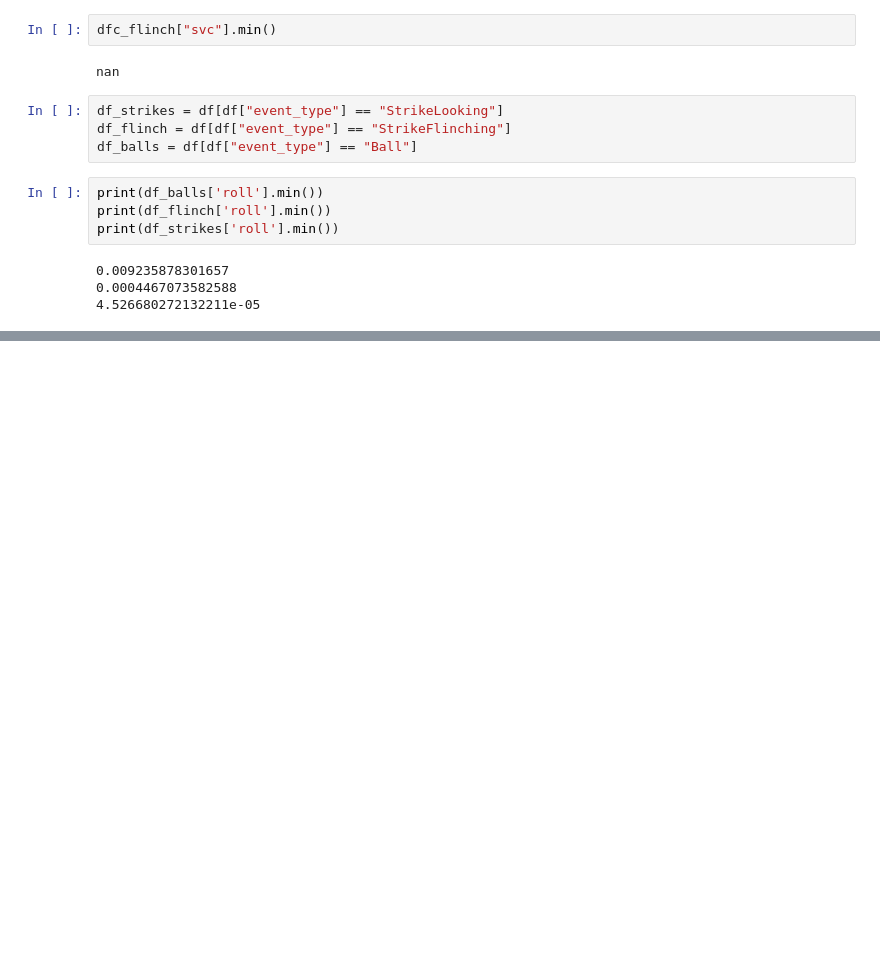
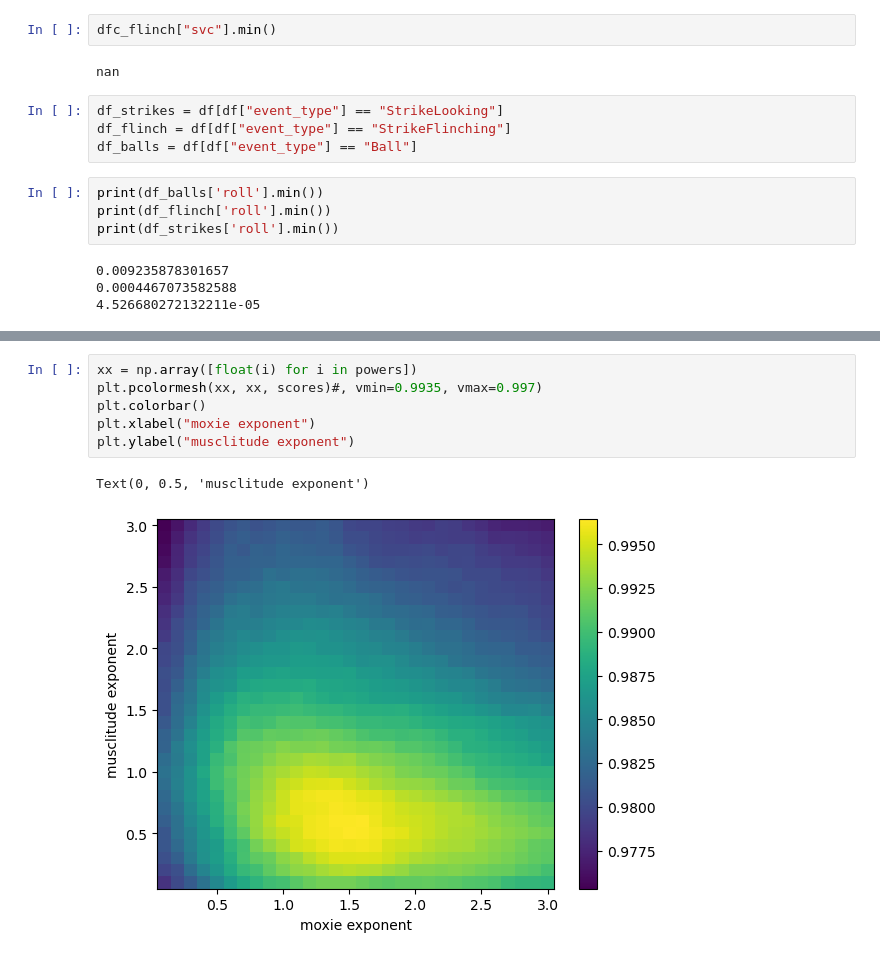
Before and after one commit to xSke/resim, a Jupyter notebook: notebooks/find_roll_formula_strikes-s19.ipynb, the cells around one changed output, grey strips where cells are left out. Cells and saved outputs as stored; diff of their text form; blank space fills up the shorter version.

```diff
--- a/notebooks/find_roll_formula_strikes-s19.ipynb
+++ b/notebooks/find_roll_formula_strikes-s19.ipynb
@@ -859,0 +1112,9 @@ game[digest_list]
+# %%
+xx = np.array([float(i) for i in powers])
+plt.pcolormesh(xx, xx, scores)#, vmin=0.9935, vmax=0.997)
+plt.colorbar()
+plt.xlabel("moxie exponent")
+plt.ylabel("musclitude exponent")
+# %% [output]
+Text(0, 0.5, 'musclitude exponent')
+[figure, added]
```
Also changed, not shown: parts of 25 cells of this notebook, 2 other files.
